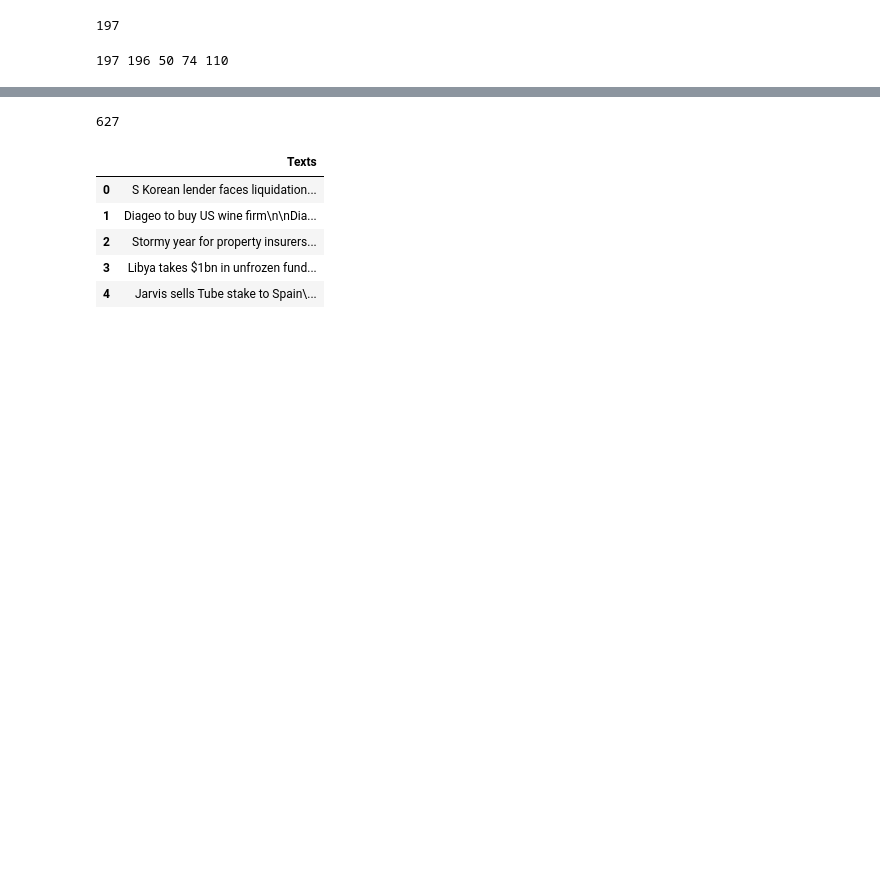
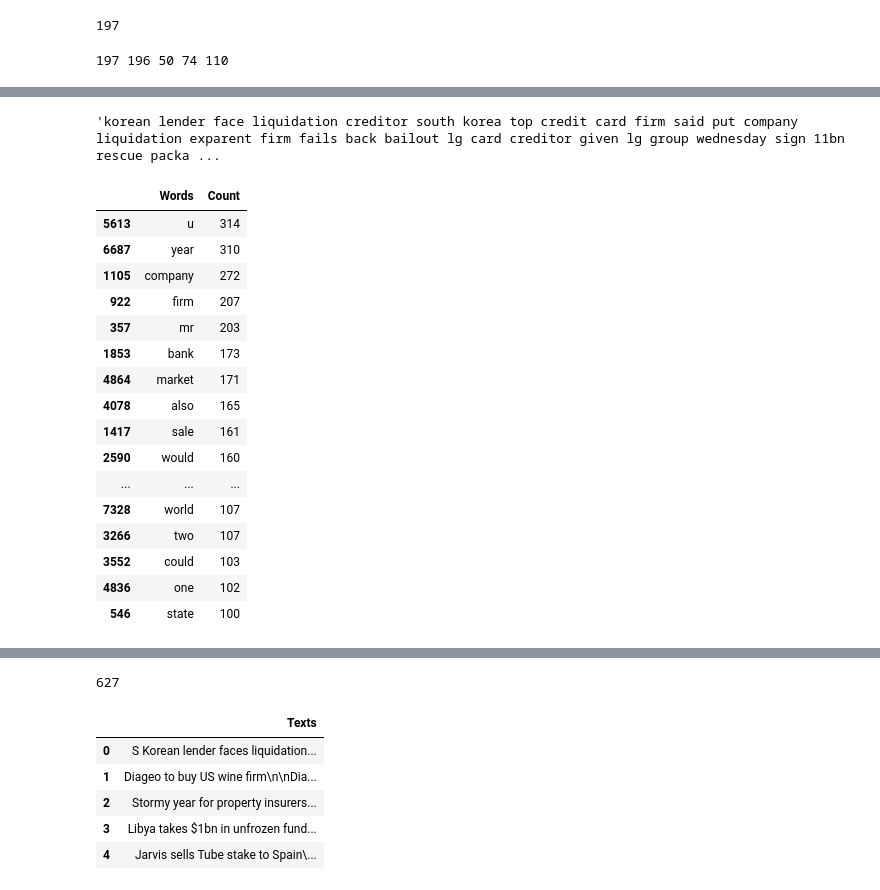
Before and after one commit to Rahul711sharma/News-Topic-Modeling-NLP, a Jupyter notebook: Topic_Modeling.ipynb, the cells around one changed output, grey strips where cells are left out. Cells and saved outputs as stored; diff of their text form; code cells hidden in the pictures; blank space fills up the shorter version.

```diff
--- a/Topic_Modeling.ipynb
+++ b/Topic_Modeling.ipynb
@@ -93,0 +255,25 @@ print(len(business_texts),len(entertainment_text),len(politics_texts),len(sport_
+# %%
+lemmatize(business)
+# %% [output]
+'korean lender face liquidation creditor south korea top credit card firm said put company liquidation exparent firm fails back bailout lg card creditor given lg group wednesday sign 11bn rescue packa ...
+# %%
+words_count_business = words_count(business)
+words_count_business[1:30]
+# %% [output]
+|  | Words | Count |
+| 5613 | u | 314 |
+| 6687 | year | 310 |
+| 1105 | company | 272 |
+| 922 | firm | 207 |
+| 357 | mr | 203 |
+| 1853 | bank | 173 |
+| 4864 | market | 171 |
+| 4078 | also | 165 |
+| 1417 | sale | 161 |
+| 2590 | would | 160 |
+| ... | ... | ... |
+| 7328 | world | 107 |
+| 3266 | two | 107 |
+| 3552 | could | 103 |
+| 4836 | one | 102 |
+| 546 | state | 100 |
```
Also changed, not shown: parts of 39 cells of this notebook.
